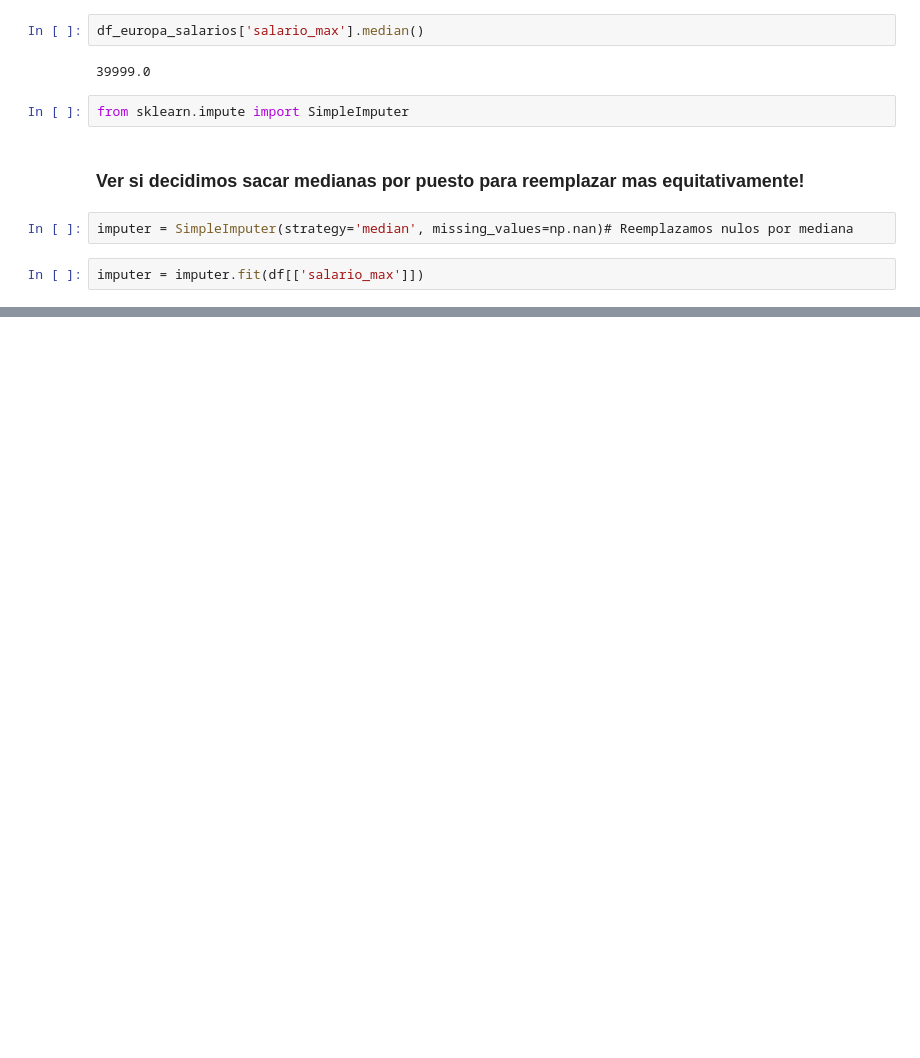
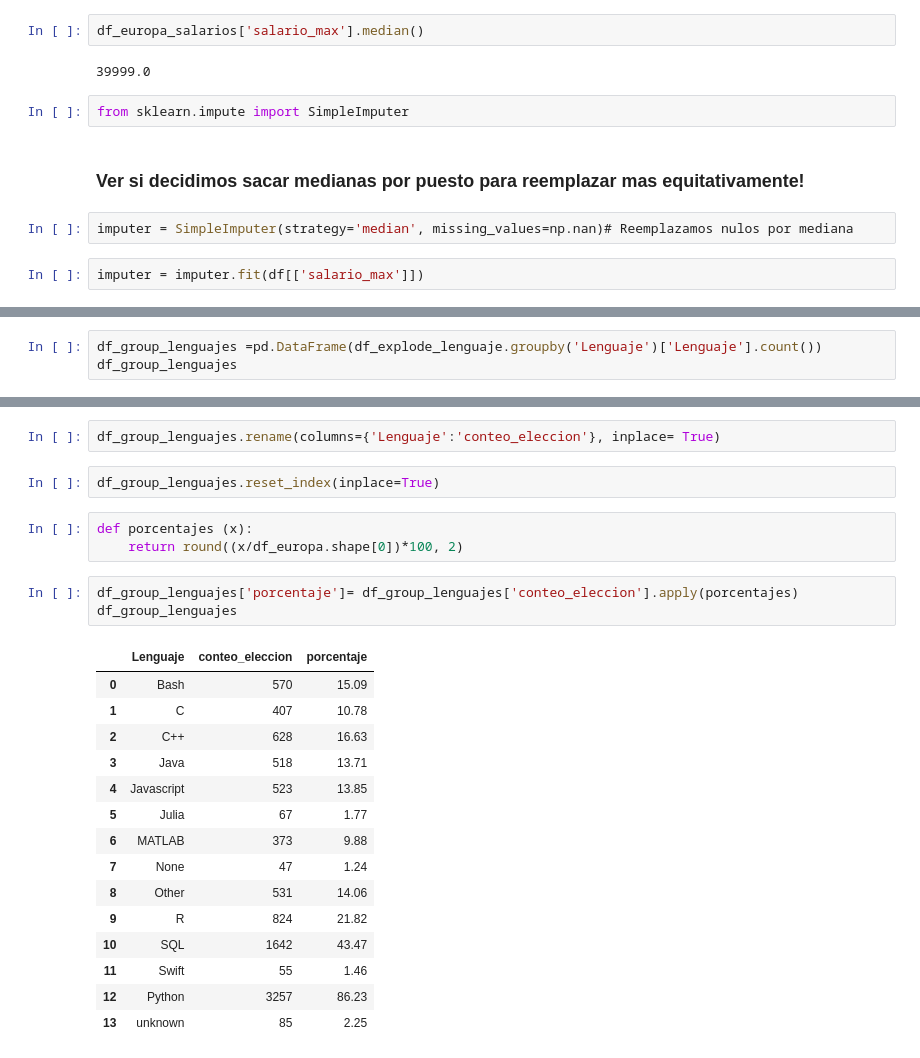
Before and after one commit to Adalab/project-DA-promo-c-modulo-2-team-5, a Jupyter notebook: sprint3_proyecto_modulo2.ipynb, the cells around one changed output, grey strips where cells are left out. Saved outputs shown, nothing was run; the diff lists cells and outputs as text; blank space fills up the shorter version.

```diff
--- a/sprint3_proyecto_modulo2.ipynb
+++ b/sprint3_proyecto_modulo2.ipynb
@@ -299,0 +337,3 @@ The frame.append method is deprecated and will be removed from pandas in a futur
+# %%
+df_group_lenguajes =pd.DataFrame(df_explode_lenguaje.groupby('Lenguaje')['Lenguaje'].count())
+df_group_lenguajes
@@ -299,0 +357,26 @@ The frame.append method is deprecated and will be removed from pandas in a futur
+# %%
+df_group_lenguajes.rename(columns={'Lenguaje':'conteo_eleccion'}, inplace= True)
+# %%
+df_group_lenguajes.reset_index(inplace=True)
+# %%
+def porcentajes (x):
+    return round((x/df_europa.shape[0])*100, 2)
+# %%
+df_group_lenguajes['porcentaje']= df_group_lenguajes['conteo_eleccion'].apply(porcentajes)
+df_group_lenguajes
+# %% [output]
+|  | Lenguaje | conteo_eleccion | porcentaje |
+| 0 | Bash | 570 | 15.09 |
+| 1 | C | 407 | 10.78 |
+| 2 | C++ | 628 | 16.63 |
+| 3 | Java | 518 | 13.71 |
+| 4 | Javascript | 523 | 13.85 |
+| 5 | Julia | 67 | 1.77 |
+| 6 | MATLAB | 373 | 9.88 |
+| 7 | None | 47 | 1.24 |
+| 8 | Other | 531 | 14.06 |
+| 9 | R | 824 | 21.82 |
+| 10 | SQL | 1642 | 43.47 |
+| 11 | Swift | 55 | 1.46 |
+| 12 | Python | 3257 | 86.23 |
+| 13 | unknown | 85 | 2.25 |
```
Also changed, not shown: parts of 47 cells of this notebook.
